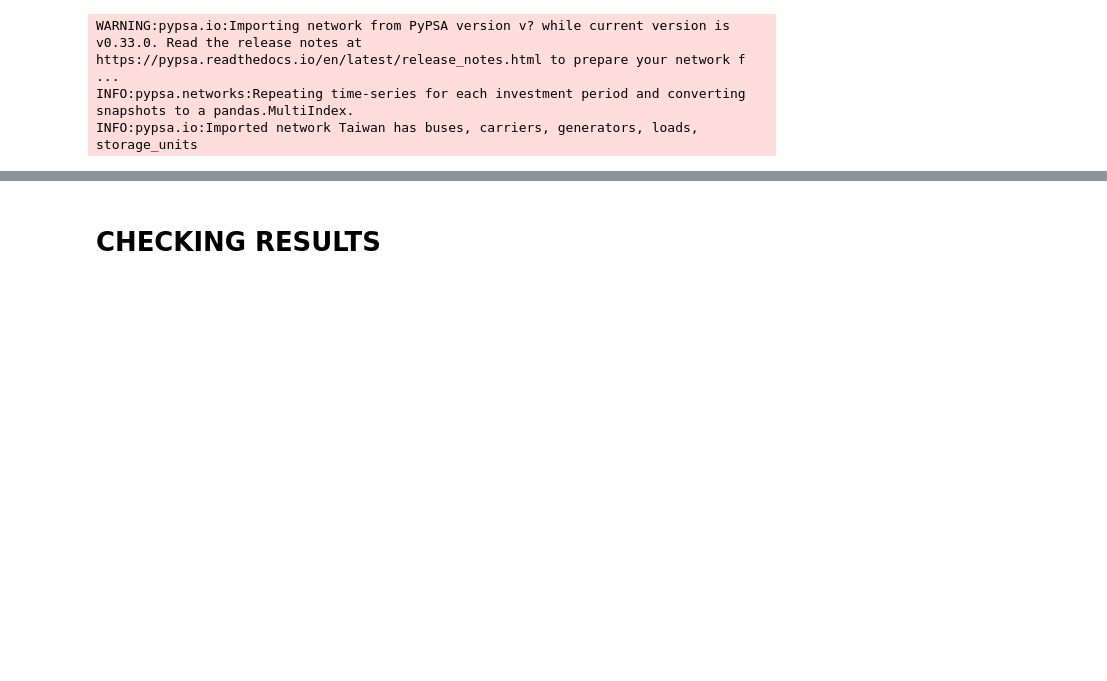
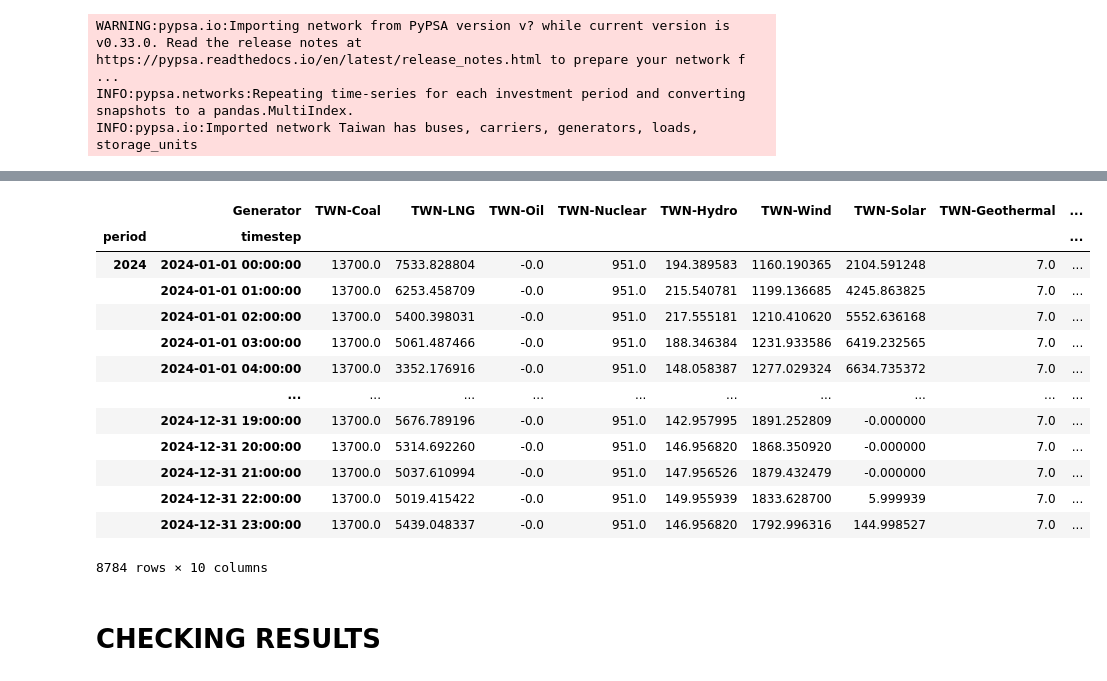
Before and after one commit to transition-zero/tza-pypsa, a Jupyter notebook: calibration_taiwan_2024.ipynb, the cells around one changed output, grey strips where cells are left out. Drawn from its saved outputs; the diff is of its cells as text; code cells hidden in the pictures; blank space fills up the shorter version.

```diff
--- a/calibration_taiwan_2024.ipynb
+++ b/calibration_taiwan_2024.ipynb
@@ -15,7 +15,7 @@ import tz_pypsa.wrangle as wrangle
 n=Model.load_csv_from_dir('./stock_models/Taiwan',
                           2024,
                           frequency='1h',
-                          timesteps=8760,
+                          timesteps=8784,
                           backstop=False)
 # %% [output]
 WARNING:pypsa.io:Importing network from PyPSA version v? while current version is v0.33.0. Read the release notes at https://pypsa.readthedocs.io/en/latest/release_notes.html to prepare your network f ...
@@ -27,3 +46,20 @@ n.optimize()
+# %%
+n.generators_t.p
+# %% [output]
+|  | Generator | TWN-Coal | TWN-LNG | TWN-Oil | TWN-Nuclear | TWN-Hydro | TWN-Wind | TWN-Solar | TWN-Geothermal | ... |
+| period | timestep |  |  |  |  |  |  |  |  | ... |
+| 2024 | 2024-01-01 00:00:00 | 13700.0 | 7533.828804 | -0.0 | 951.0 | 194.389583 | 1160.190365 | 2104.591248 | 7.0 | ... |
+|  | 2024-01-01 01:00:00 | 13700.0 | 6253.458709 | -0.0 | 951.0 | 215.540781 | 1199.136685 | 4245.863825 | 7.0 | ... |
+|  | 2024-01-01 02:00:00 | 13700.0 | 5400.398031 | -0.0 | 951.0 | 217.555181 | 1210.410620 | 5552.636168 | 7.0 | ... |
+|  | 2024-01-01 03:00:00 | 13700.0 | 5061.487466 | -0.0 | 951.0 | 188.346384 | 1231.933586 | 6419.232565 | 7.0 | ... |
+|  | 2024-01-01 04:00:00 | 13700.0 | 3352.176916 | -0.0 | 951.0 | 148.058387 | 1277.029324 | 6634.735372 | 7.0 | ... |
+|  | ... | ... | ... | ... | ... | ... | ... | ... | ... | ... |
+|  | 2024-12-31 19:00:00 | 13700.0 | 5676.789196 | -0.0 | 951.0 | 142.957995 | 1891.252809 | -0.000000 | 7.0 | ... |
+|  | 2024-12-31 20:00:00 | 13700.0 | 5314.692260 | -0.0 | 951.0 | 146.956820 | 1868.350920 | -0.000000 | 7.0 | ... |
+|  | 2024-12-31 21:00:00 | 13700.0 | 5037.610994 | -0.0 | 951.0 | 147.956526 | 1879.432479 | -0.000000 | 7.0 | ... |
+|  | 2024-12-31 22:00:00 | 13700.0 | 5019.415422 | -0.0 | 951.0 | 149.955939 | 1833.628700 | 5.999939 | 7.0 | ... |
+|  | 2024-12-31 23:00:00 | 13700.0 | 5439.048337 | -0.0 | 951.0 | 146.956820 | 1792.996316 | 144.998527 | 7.0 | ... |
+8784 rows × 10 columns
 # %%
 # network.export_to_netcdf('/home/yantidiah/tza-pypsa/output/calibration/apg_cferelated-1h_5Mar_11PM_8bus.nc')
 # %% [markdown]
```
Also changed, not shown: parts of 1 cell of this notebook, 6 other files.
